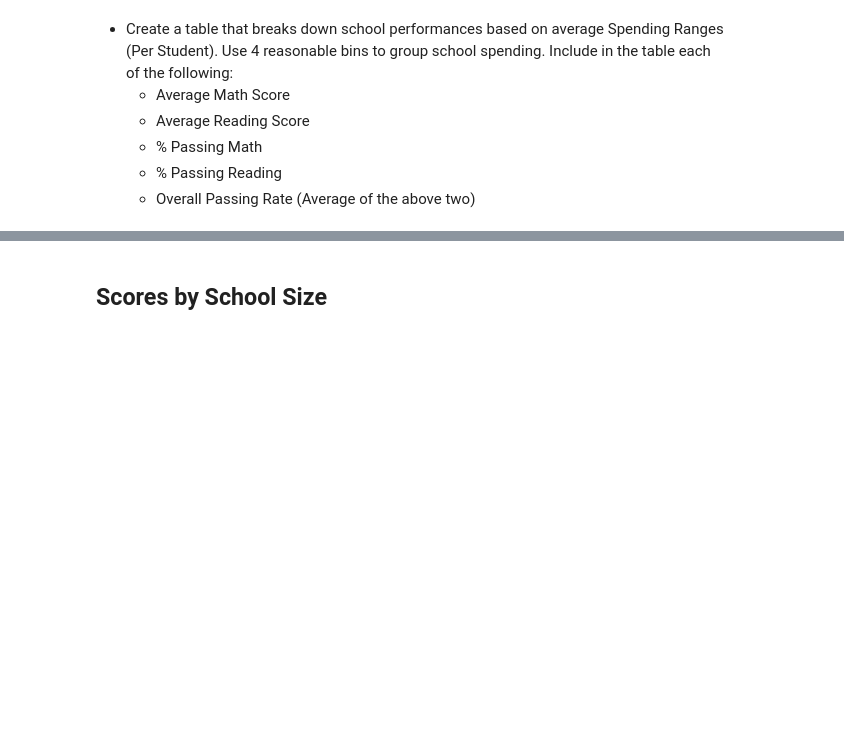
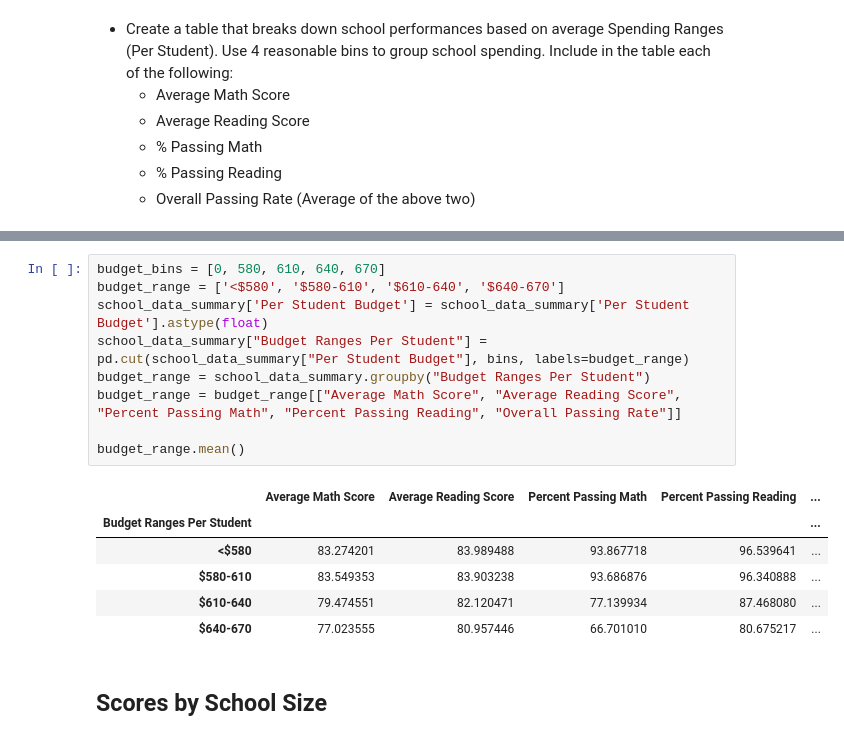
Before and after one commit to saharthejamal/pandas_challenege, a Jupyter notebook: PyCitySchools_starter.ipynb, the cells around one changed output, grey strips where cells are left out. Drawn from its saved outputs; the diff is of its cells as text; blank space fills up the shorter version.

```diff
--- a/PyCitySchools_starter.ipynb
+++ b/PyCitySchools_starter.ipynb
@@ -110,3 +259,19 @@ school_data_complete = pd.merge(student_data, school_data, how="left", on=["scho
+# %%
+budget_bins = [0, 580, 610, 640, 670]
+budget_range = ['<$580', '$580-610', '$610-640', '$640-670']
+school_data_summary['Per Student Budget'] = school_data_summary['Per Student Budget'].astype(float)
+school_data_summary["Budget Ranges Per Student"] = pd.cut(school_data_summary["Per Student Budget"], bins, labels=budget_range)
+budget_range = school_data_summary.groupby("Budget Ranges Per Student")
+budget_range = budget_range[["Average Math Score", "Average Reading Score", "Percent Passing Math", "Percent Passing Reading", "Overall Passing Rate"]]
+
+budget_range.mean()
+# %% [output]
+|  | Average Math Score | Average Reading Score | Percent Passing Math | Percent Passing Reading | ... |
+| Budget Ranges Per Student |  |  |  |  | ... |
+| <$580 | 83.274201 | 83.989488 | 93.867718 | 96.539641 | ... |
+| $580-610 | 83.549353 | 83.903238 | 93.686876 | 96.340888 | ... |
+| $610-640 | 79.474551 | 82.120471 | 77.139934 | 87.468080 | ... |
+| $640-670 | 77.023555 | 80.957446 | 66.701010 | 80.675217 | ... |
 # %% [markdown]
 ## Scores by School Size
 # %% [markdown]
```
Also changed, not shown: parts of 17 cells of this notebook, 2 other files.
